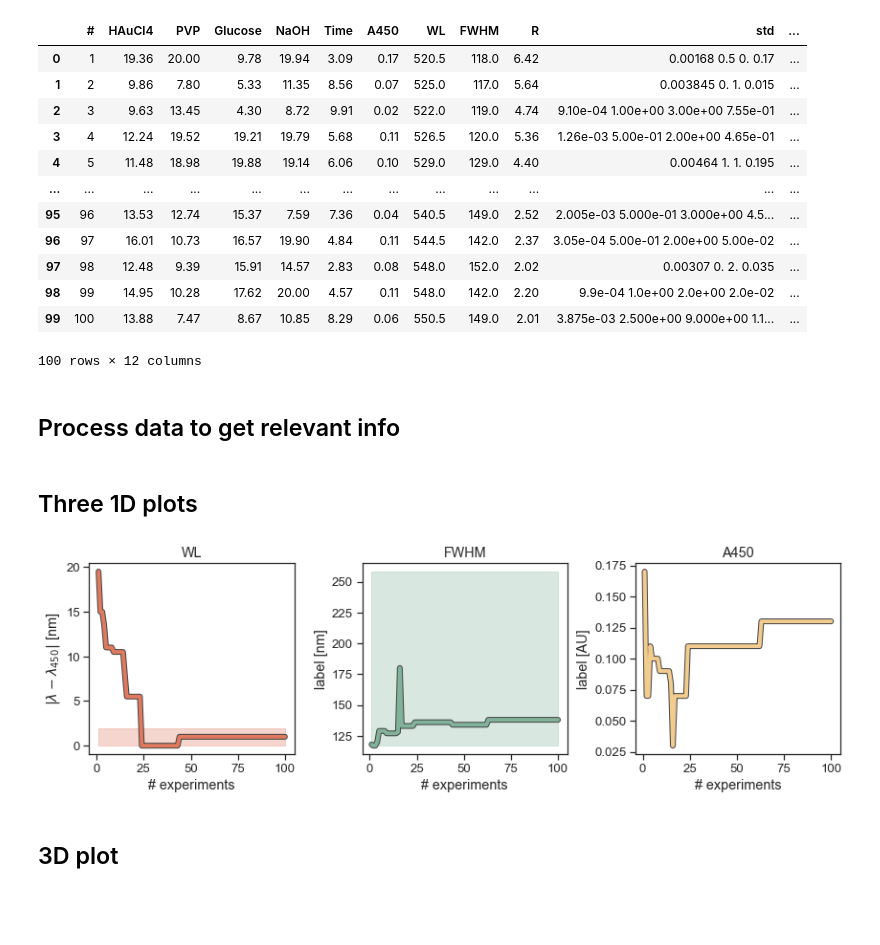
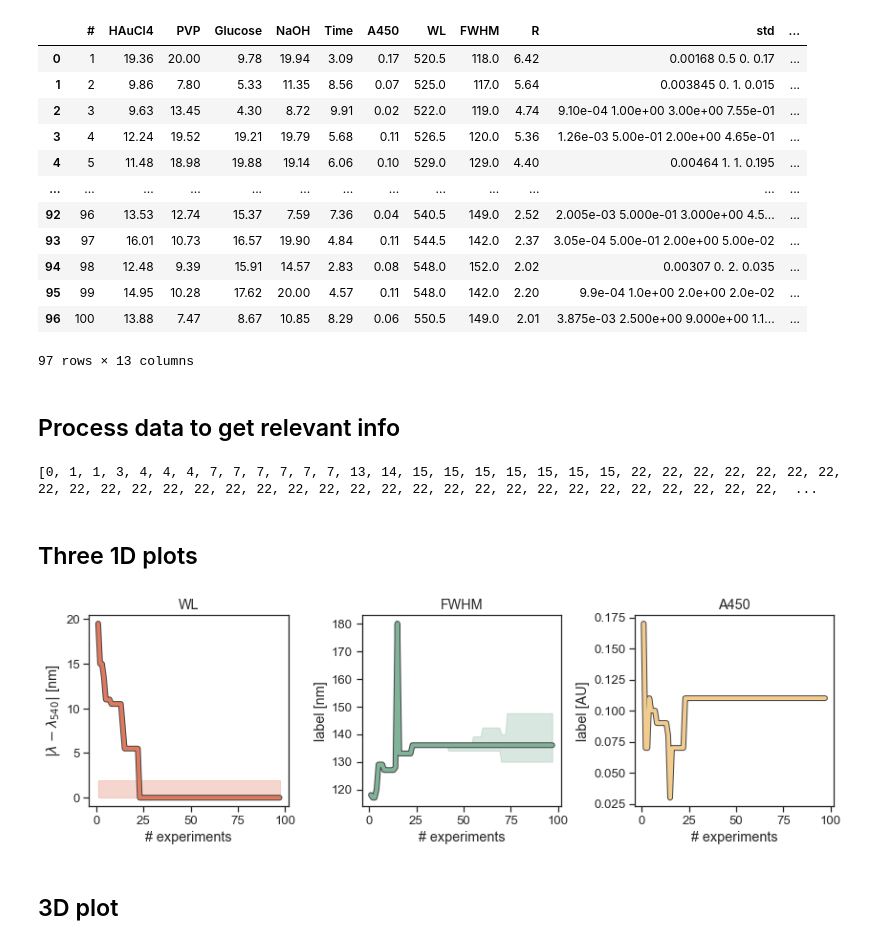
Before and after one commit to htao7/goldnp_data, a Jupyter notebook: plots.ipynb, the cells around one changed output. Drawn from its saved outputs; the diff is of its cells as text; code cells hidden in the pictures; blank space fills up the shorter version.

Commit message:
Add files via upload
removed failed exp and changed the tolerance range

```diff
--- a/plots.ipynb
+++ b/plots.ipynb
@@ -14,7 +14,10 @@ sns.set(style='ticks', context='notebook', font_scale=1.2)
 # %%
 # load experimental data
 data = pd.read_csv('big1.csv')
+data = data[data.WL != 0]
+data.reset_index(drop=True, inplace=True)
 data.loc[:, 'WL_transformed'] = np.abs(data.loc[:, 'WL'] - 540)  # target is 540 +/- 2
+data.loc[:, 'R_transformed'] = np.abs(data.loc[:, 'R'] - 6.5)  # target is 6.5 +- 0.5
 data
 # %% [output]
 |  | # | HAuCl4 | PVP | Glucose | NaOH | Time | A450 | WL | FWHM | R | std | ... |
@@ -24,23 +27,25 @@ data
 | 3 | 4 | 12.24 | 19.52 | 19.21 | 19.79 | 5.68 | 0.11 | 526.5 | 120.0 | 5.36 | 1.26e-03 5.00e-01 2.00e+00 4.65e-01 | ... |
 | 4 | 5 | 11.48 | 18.98 | 19.88 | 19.14 | 6.06 | 0.10 | 529.0 | 129.0 | 4.40 | 0.00464 1. 1. 0.195 | ... |
 | ... | ... | ... | ... | ... | ... | ... | ... | ... | ... | ... | ... | ... |
-| 95 | 96 | 13.53 | 12.74 | 15.37 | 7.59 | 7.36 | 0.04 | 540.5 | 149.0 | 2.52 | 2.005e-03 5.000e-01 3.000e+00 4.5... | ... |
-| 96 | 97 | 16.01 | 10.73 | 16.57 | 19.90 | 4.84 | 0.11 | 544.5 | 142.0 | 2.37 | 3.05e-04 5.00e-01 2.00e+00 5.00e-02 | ... |
-| 97 | 98 | 12.48 | 9.39 | 15.91 | 14.57 | 2.83 | 0.08 | 548.0 | 152.0 | 2.02 | 0.00307 0. 2. 0.035 | ... |
-| 98 | 99 | 14.95 | 10.28 | 17.62 | 20.00 | 4.57 | 0.11 | 548.0 | 142.0 | 2.20 | 9.9e-04 1.0e+00 2.0e+00 2.0e-02 | ... |
-| 99 | 100 | 13.88 | 7.47 | 8.67 | 10.85 | 8.29 | 0.06 | 550.5 | 149.0 | 2.01 | 3.875e-03 2.500e+00 9.000e+00 1.1... | ... |
+| 92 | 96 | 13.53 | 12.74 | 15.37 | 7.59 | 7.36 | 0.04 | 540.5 | 149.0 | 2.52 | 2.005e-03 5.000e-01 3.000e+00 4.5... | ... |
+| 93 | 97 | 16.01 | 10.73 | 16.57 | 19.90 | 4.84 | 0.11 | 544.5 | 142.0 | 2.37 | 3.05e-04 5.00e-01 2.00e+00 5.00e-02 | ... |
+| 94 | 98 | 12.48 | 9.39 | 15.91 | 14.57 | 2.83 | 0.08 | 548.0 | 152.0 | 2.02 | 0.00307 0. 2. 0.035 | ... |
+| 95 | 99 | 14.95 | 10.28 | 17.62 | 20.00 | 4.57 | 0.11 | 548.0 | 142.0 | 2.20 | 9.9e-04 1.0e+00 2.0e+00 2.0e-02 | ... |
+| 96 | 100 | 13.88 | 7.47 | 8.67 | 10.85 | 8.29 | 0.06 | 550.5 | 149.0 | 2.01 | 3.875e-03 2.500e+00 9.000e+00 1.1... | ... |
-100 rows × 12 columns
+97 rows × 13 columns
 # %% [markdown]
 ## Process data to get relevant info
 # %%
 # define multi-objective preferences
-chimera = Chimera(tolerances=[2, 0.4, 0.0], absolutes=[True, False, False], goals=['min', 'min', 'max'])
+# chimera = Chimera(tolerances=[2, 0.4, 0.0], absolutes=[True, False, False], goals=['min', 'min', 'max'])
+chimera = Chimera(tolerances=[0.5, 0.4, 0.0], absolutes=[True, False, False], goals=['min', 'min', 'max'])
 
 # Get index of best solution at each experimental iteration
 best_indices = []
 for i in data.index:
     # consider objectives for experiments up to i
     objectives = data.loc[:i, ['WL_transformed', 'FWHM', 'A450']]
+#     objectives = data.loc[:i, ['R_transformed', 'FWHM', 'A450']]
     # scalarize objectives
     scalarized = chimera.scalarize(objectives)
     # save index of best up to i
@@ -48,25 +53,36 @@ for i in data.index:
     best_indices.append(best_idx)
 
 # get history of objectives for best solution
+print (best_indices)
 obj_1 = [data.loc[:i, 'WL_transformed'].to_numpy()[i] for i in best_indices]
+# obj_1 = [data.loc[:i, 'R_transformed'].to_numpy()[i] for i in best_indices]
 obj_2 = [data.loc[:i, 'FWHM'].to_numpy()[i] for i in best_indices]
 obj_3 = [data.loc[:i, 'A450'].to_numpy()[i] for i in best_indices]
+# %% [output]
+[0, 1, 1, 3, 4, 4, 4, 7, 7, 7, 7, 7, 7, 13, 14, 15, 15, 15, 15, 15, 15, 15, 22, 22, 22, 22, 22, 22, 22, 22, 22, 22, 22, 22, 22, 22, 22, 22, 22, 22, 22, 22, 22, 22, 22, 22, 22, 22, 22, 22, 22, 22, 22,  ...
 # %%
-# get dynamic/relative 0.4 threshoold for FWHM
+# get dynamic/relative 0.4 threshold for FWHM
 min_fwhm_list = []
 max_fwhm_list = []
 thr_fwhm_list = []
 
 for i in data.index:
-    min_fwhm = data.loc[:i, 'FWHM'].min()
-    max_fwhm = data.loc[:i, 'FWHM'].max()
-    thr_fwhm = min_fwhm + (max_fwhm - min_fwhm) * 0.4
+    indices_met_WL = np.where(data.loc[:i, 'WL_transformed'] <= 2.0)[0]
+#     indices_met_WL = np.where(data.loc[:i, 'R_transformed'] <= 0.5)[0]
+    if indices_met_WL.size != []:
+        min_fwhm = data.loc[indices_met_WL, 'FWHM'].min()
+        max_fwhm = data.loc[indices_met_WL, 'FWHM'].max()
+        thr_fwhm = min_fwhm + (max_fwhm - min_fwhm) * 0.4
+    else:
+        min_fwhm = 0
+        max_fwhm = 0
+        thr_fwhm = 0
     min_fwhm_list.append(min_fwhm)
     max_fwhm_list.append(max_fwhm)
     thr_fwhm_list.append(thr_fwhm)
 
 
-# get final/last 0.4 threshoold for FWHM
+# get final/last 0.4 threshold for FWHM
 min_fwhm = data.loc[:, 'FWHM'].min()
 max_fwhm = data.loc[:, 'FWHM'].max()
 thres_fwhm = data.loc[:, 'FWHM'].min() + (max_fwhm - min_fwhm) * 0.4
@@ -87,38 +103,40 @@ c3 = '#f2cc8f'
 # -----------
 ax1.plot(experiment_nums, obj_1, color='#444444', linewidth=6)
 ax1.plot(experiment_nums, obj_1, color=c1, linewidth=4)
 
 ax2.plot(experiment_nums, obj_2, color='#444444', linewidth=6)
 ax2.plot(experiment_nums, obj_2, color=c2, linewidth=4)
 
 ax3.plot(experiment_nums, obj_3, color='#444444', linewidth=6)
 ax3.plot(experiment_nums, obj_3, color=c3, linewidth=4)
 
 # -------------------------------------
 # plot target region for the objectives
 # -------------------------------------
 ax1.fill_between(x=experiment_nums, y1=0.0, y2=2.0, color=c1, alpha=0.3)
+# ax1.fill_between(x=experiment_nums, y1=0.0, y2=0.5, color=c1, alpha=0.3)
 
-ax2.fill_between(x=experiment_nums, y1=min_fwhm, y2=thr_fwhm, color=c2, alpha=0.3)  # simpler
-#ax2.fill_between(x=experiment_nums, y1=min_fwhm_list, y2=thr_fwhm_list, color=c2, alpha=0.3)  # perhaps more accurate
+#ax2.fill_between(x=experiment_nums, y1=min_fwhm, y2=thr_fwhm, color=c2, alpha=0.3)  # simpler
+ax2.fill_between(x=experiment_nums, y1=min_fwhm_list, y2=thr_fwhm_list, color=c2, alpha=0.3)  # perhaps more accurate
 
 
 # titles and labels
 for ax in [ax1, ax2, ax3]:
     ax.set_xlabel('# experiments')
 
 ax1.set_title('WL')
 ax2.set_title('FWHM')
 ax3.set_title('A450')
 
-ax1.set_ylabel('$|\lambda - \lambda_{450}|$ [nm]')
+ax1.set_ylabel('$|\lambda - \lambda_{540}|$ [nm]')
+# ax1.set_ylabel('$|R - R_{6.5}|$ [nm]')
 ax2.set_ylabel('label [nm]')
 ax3.set_ylabel('label [AU]')
 
 plt.tight_layout()
-#fig.savefig("objectives_plot.pdf", bbox_inches='tight')
+fig.savefig("objectives_plot.pdf", bbox_inches='tight')
 # %% [output]
-[figure, old version]
+[figure, new version]
 # %% [markdown]
 ## 3D plot
 # %%
```
Also changed, not shown: parts of 2 cells of this notebook.
